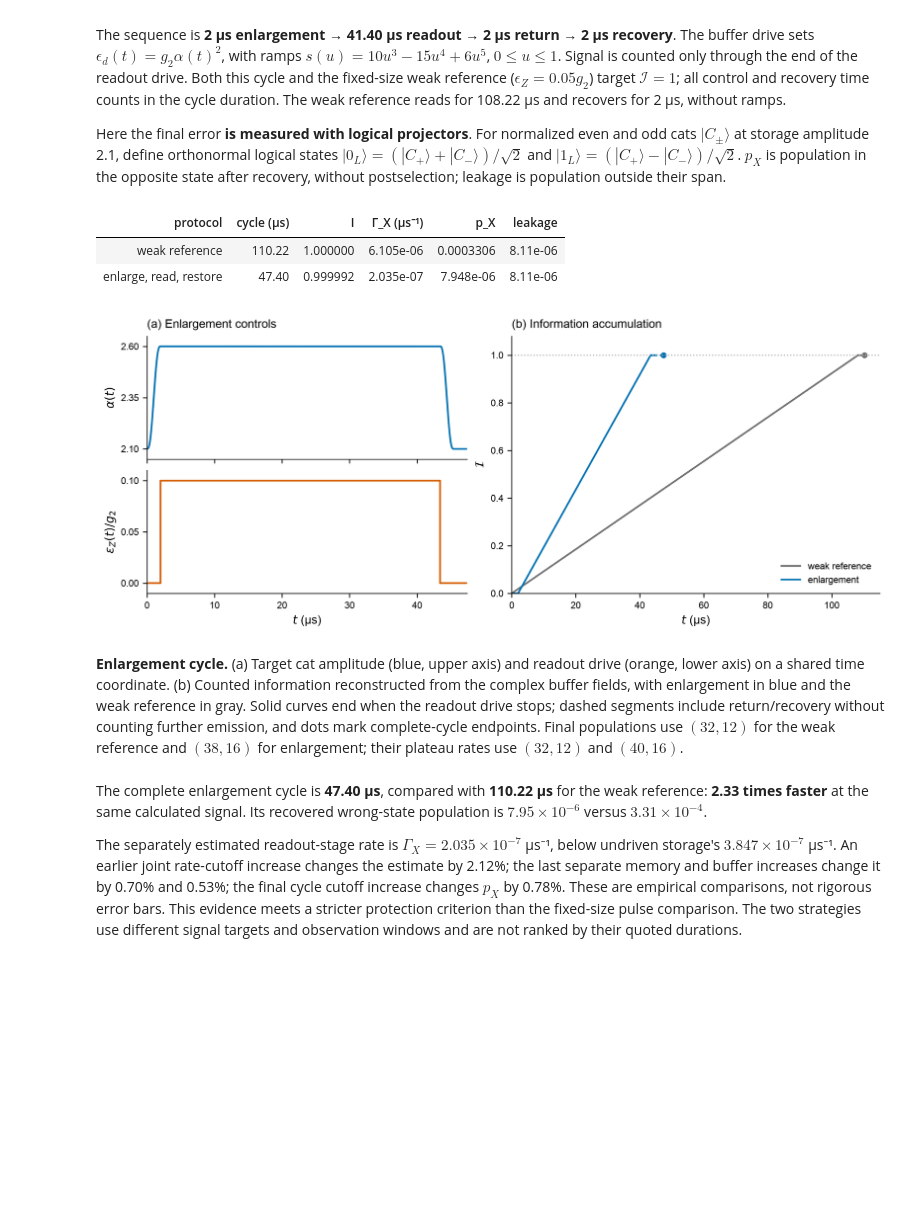
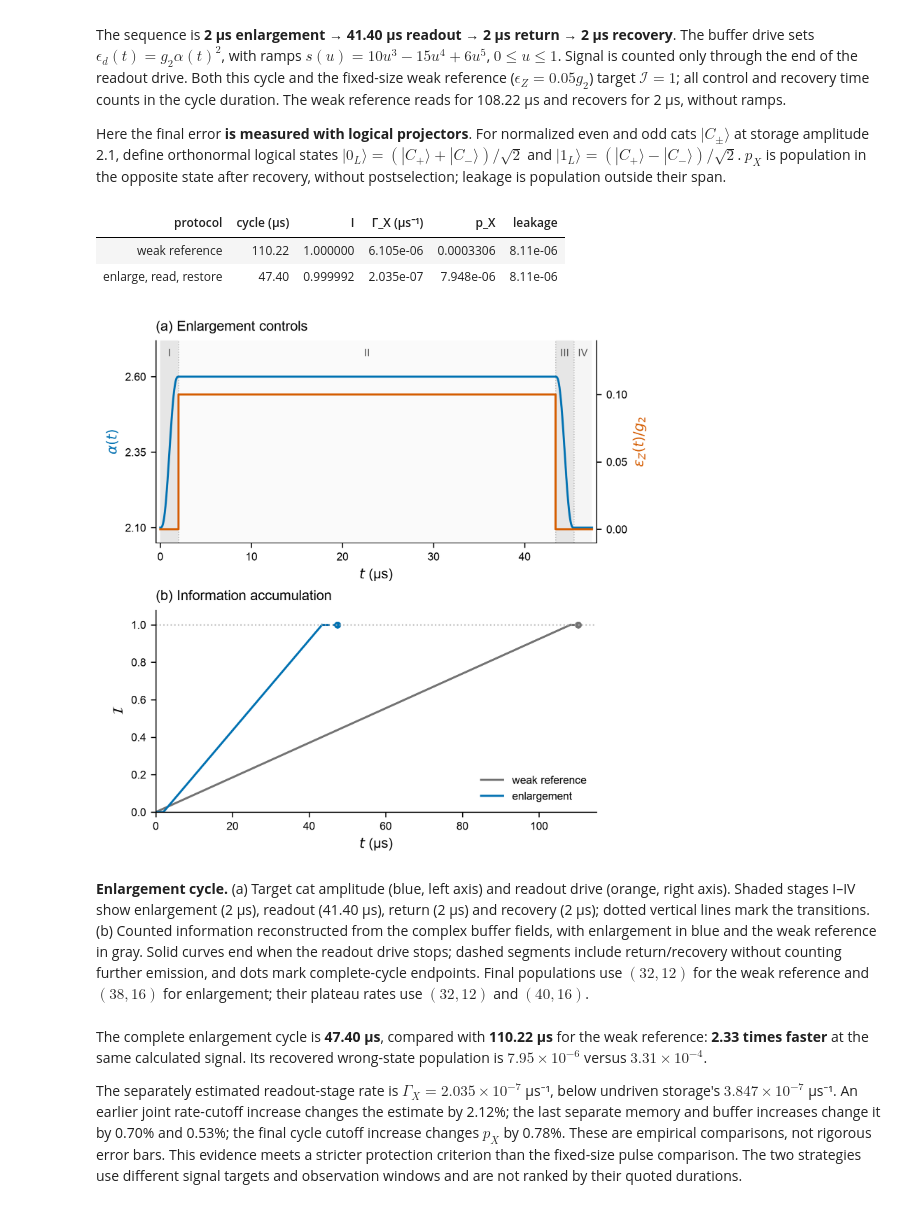
Before and after one commit to pkarakala/duquantum-cat-qubit, a Jupyter notebook: notebooks/09_task_2_4_better_readout.ipynb, the cells around one changed output. Saved outputs shown, nothing was run; the diff lists cells and outputs as text; code cells hidden in the pictures; blank space fills up the shorter version.

Commit message:
Compact enlargement panels and mark protocol stages

```diff
--- a/notebooks/09_task_2_4_better_readout.ipynb
+++ b/notebooks/09_task_2_4_better_readout.ipynb
@@ -288,52 +288,60 @@ display(pd.DataFrame([{
 
 from scipy.integrate import cumulative_trapezoid
 archive = np.load(ROOT / "results/task_2_4_enlargement_trajectories.npz", allow_pickle=False)
-fig = plt.figure(figsize=(9.2, 3.7), layout="constrained")
-grid = fig.add_gridspec(2, 2, width_ratios=(1, 1.15))
-ax_alpha = fig.add_subplot(grid[0,0])
-ax_drive = fig.add_subplot(grid[1,0], sharex=ax_alpha)
-ax_info = fig.add_subplot(grid[:,1])
+fig, (ax_alpha, ax_info) = plt.subplots(2, 1, figsize=(5.5, 5.4), layout="constrained")
+ax_drive = ax_alpha.twinx()
 for key, label, color in [("baseline", "weak reference", "0.45"), ("amplified", "enlargement", "C0")]:
     t = archive[f"{key}_t"]
     e = archive[f"{key}_expects"]
     info = cumulative_trapezoid(enlargement["configuration"]["kappa_b"] * (e[1,1].real-e[0,1].real)**2, t, initial=0)
     end = cycles[key]["read_end_us"]
     j = np.flatnonzero(np.isclose(t, end, rtol=0, atol=1e-10))[0]
     assert np.isclose(info[j], cycles[key]["mean_field_information_at_read_end"], rtol=1e-10)
     wrong = max(e[0,6,-1].real, e[1,7,-1].real)
     assert np.isclose(wrong, cycles[key]["max_wrong_logical_population"], rtol=1e-10)
     assert np.max(np.abs(e[:,6]+e[:,7]+e[:,8]-e[:,9])) < 1e-10
     ax_info.plot(t[:j+1], info[:j+1], color=color, label=label)
     ax_info.plot([end, t[-1]], [info[j], info[j]], color=color, ls="--")
     ax_info.plot(t[-1], info[j], "o", color=color, ms=4)
 ax_info.axhline(1, color="0.7", ls=":", lw=1)
 ax_info.set(xlabel=r"$t$ (µs)", ylabel=r"$\mathcal{I}$", xlim=(0,115), ylim=(0,1.08))
 ax_info.legend(loc="lower right")
 P.panel(ax_info, "b", "Information accumulation")
 params = enlargement["cycles"]["amplified"]["parameters"]
 t = archive["amplified_t"]; ramp=params["ramp"]; read=params["read_time"]
 smooth = lambda u: 10*u**3-15*u**4+6*u**5
 u = np.clip(t/ramp, 0, 1); v=np.clip((t-ramp-read)/ramp,0,1)
 al = 2.1 + (params["alpha_readout"]-2.1)*(smooth(u)-smooth(v))
 drive=np.where((t>=ramp)&(t<ramp+read),params["ratio"],0)
 ax_alpha.plot(t, al, color="C0")
-ax_alpha.set(ylabel=r"$\alpha(t)$", ylim=(2.05,2.65), yticks=[2.1,2.35,2.6])
-ax_alpha.tick_params(labelbottom=False)
+ax_alpha.set(xlabel=r"$t$ (µs)", ylabel=r"$\alpha(t)$", ylim=(2.05,2.72),
+             yticks=[2.1,2.35,2.6], xlim=(-.5,t[-1]+.5))
 ax_drive.step(t, drive, where="post", color="C1")
-ax_drive.set(xlabel=r"$t$ (µs)", ylabel=r"$\epsilon_Z(t)/g_2$",
-             ylim=(-.01,.11), yticks=[0,.05,.1], xlim=(0,t[-1]))
+ax_drive.set(ylabel=r"$\epsilon_Z(t)/g_2$", ylim=(-.01,.14), yticks=[0,.05,.1])
+ax_alpha.yaxis.label.set_color("C0")
+ax_drive.yaxis.label.set_color("C1")
+ax_drive.spines["right"].set_visible(True)
+# True-duration stage bands and compact indices keep the brief ramps visible.
+stage_edges = [0, ramp, ramp+read, 2*ramp+read, t[-1]]
+for index, left, right, shade in zip(("I", "II", "III", "IV"), stage_edges[:-1],
+                                    stage_edges[1:], ("0.90", "0.98", "0.90", "0.96")):
+    ax_alpha.axvspan(left, right, facecolor=shade, edgecolor="none", zorder=0)
+    ax_alpha.text((left+right)/2, .96, index, transform=ax_alpha.get_xaxis_transform(),
+                  ha="center", va="top", fontsize=7.5, color="0.3")
+for boundary in stage_edges[1:-1]:
+    ax_alpha.axvline(boundary, color="0.7", ls=":", lw=.7, zorder=1)
 P.panel(ax_alpha, "a", "Enlargement controls")
 with redirect_stdout(io.StringIO()):
     P.save(fig, "s2/task_2_4_enlargement")
 plt.close(fig)
-show("s2/task_2_4_enlargement")
+show("s2/task_2_4_enlargement", 560)
 # %% [output]
 | protocol | cycle (µs) | I | Γ_X (µs⁻¹) | p_X | leakage |
 | weak reference | 110.22 | 1.000000 | 6.105e-06 | 0.0003306 | 8.11e-06 |
 | enlarge, read, restore | 47.40 | 0.999992 | 2.035e-07 | 7.948e-06 | 8.11e-06 |
-[figure, old version]
+[figure, new version]
 # %% [markdown]
-**Enlargement cycle.** (a) Target cat amplitude (blue, upper axis) and readout drive (orange, lower axis) on a shared time coordinate. (b) Counted information reconstructed from the complex buffer fields, with enlargement in blue and the weak reference in gray. Solid curves end when the readout drive stops; dashed segments include return/recovery without counting further emission, and dots mark complete-cycle endpoints. Final populations use $(32,12)$ for the weak reference and $(38,16)$ for enlargement; their plateau rates use $(32,12)$ and $(40,16)$.
+**Enlargement cycle.** (a) Target cat amplitude (blue, left axis) and readout drive (orange, right axis). Shaded stages I–IV show enlargement (2 µs), readout (41.40 µs), return (2 µs) and recovery (2 µs); dotted vertical lines mark the transitions. (b) Counted information reconstructed from the complex buffer fields, with enlargement in blue and the weak reference in gray. Solid curves end when the readout drive stops; dashed segments include return/recovery without counting further emission, and dots mark complete-cycle endpoints. Final populations use $(32,12)$ for the weak reference and $(38,16)$ for enlargement; their plateau rates use $(32,12)$ and $(40,16)$.
 # %% [markdown]
 The complete enlargement cycle is **47.40 µs**, compared with **110.22 µs** for the weak reference: **2.33 times faster** at the same calculated signal. Its recovered wrong-state population is $7.95\times10^{-6}$ versus $3.31\times10^{-4}$.
 
```
Also changed, not shown: 4 other files.
